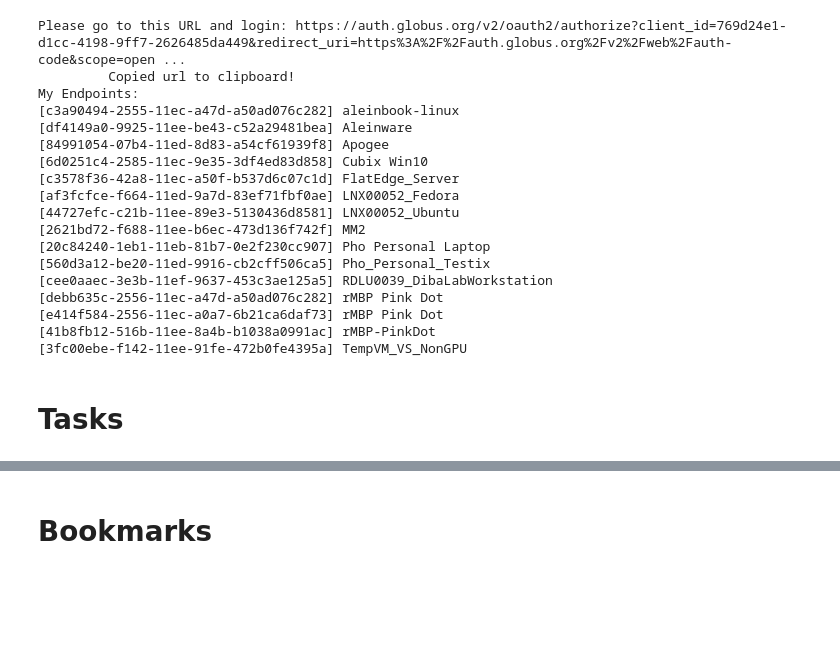
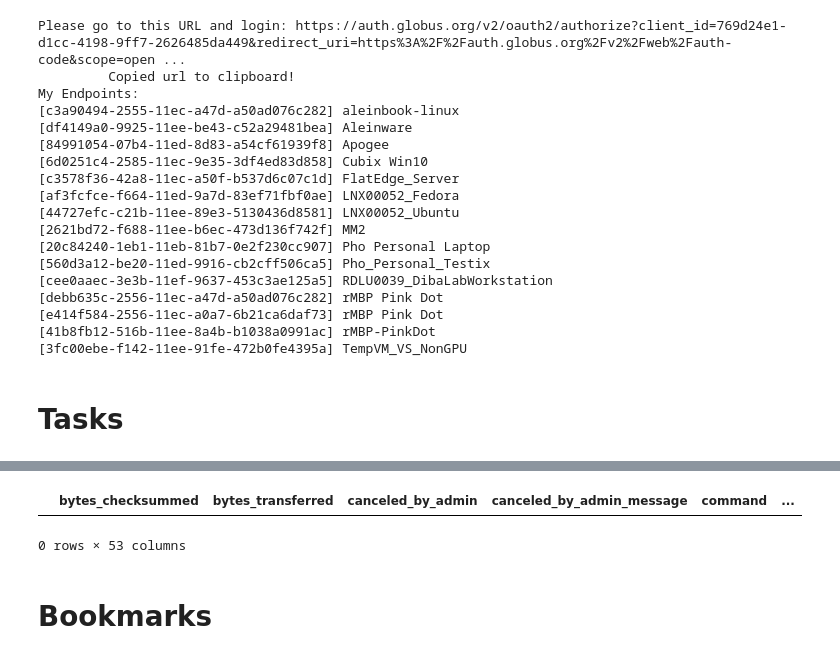
Before and after one commit to CommanderPho/PhoGlobusHelpers, a Jupyter notebook: notebooks/greatlakes_file_transfers_notebook.ipynb, the cells around one changed output, grey strips where cells are left out. Drawn from its saved outputs; the diff is of its cells as text; code cells hidden in the pictures; blank space fills up the shorter version.

Commit message:
added ChatGPT-generated log transfer workflow

```diff
--- a/notebooks/greatlakes_file_transfers_notebook.ipynb
+++ b/notebooks/greatlakes_file_transfers_notebook.ipynb
@@ -66,3 +77,8 @@ tasks_list_df
+# %%
+tasks_list_df[tasks_list_df['task_id'] == '82f50134-960c-11ef-aa79-13835fff4299']
+# %% [output]
+|  | bytes_checksummed | bytes_transferred | canceled_by_admin | canceled_by_admin_message | command | ... |
+0 rows × 53 columns
 # %% [markdown]
 # Bookmarks
 # %%
```
Also changed, not shown: parts of 4 cells of this notebook, 5 other files.
